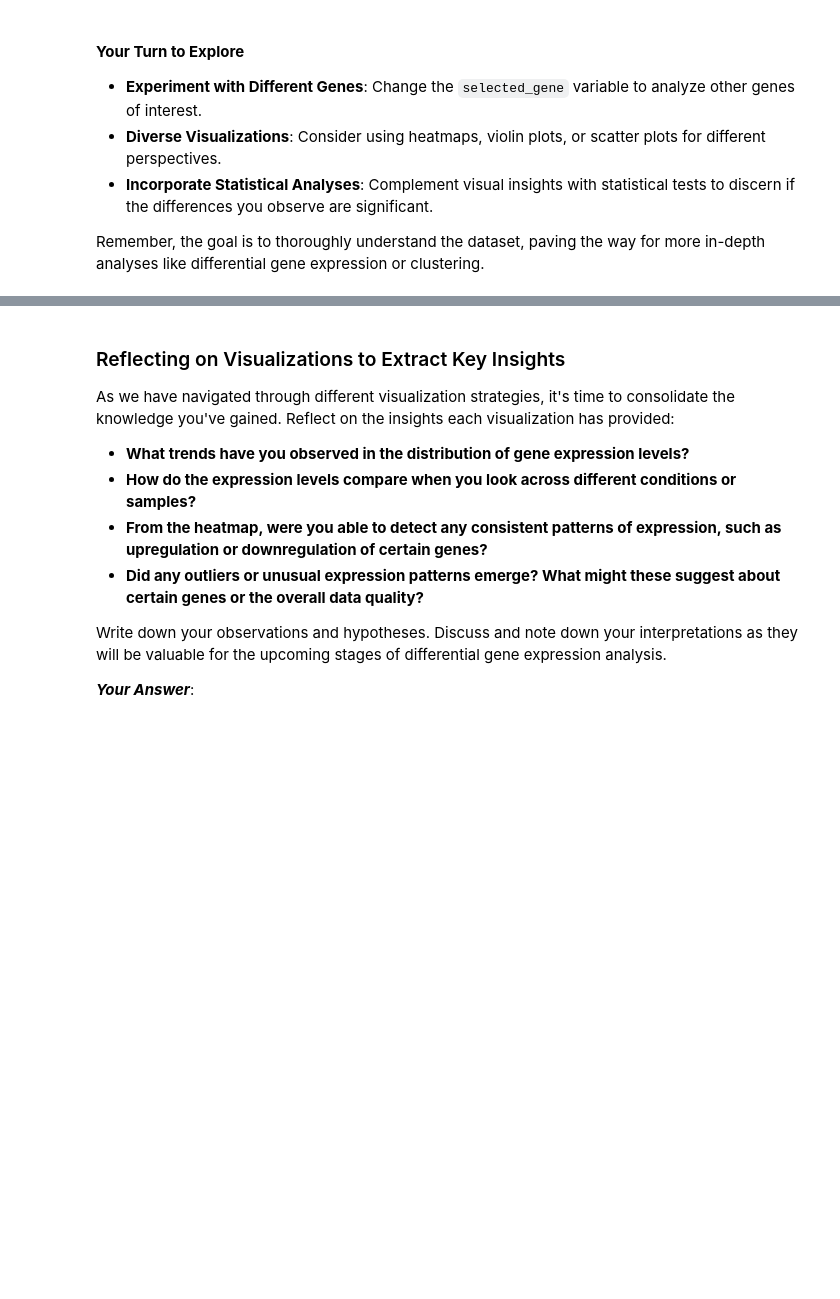
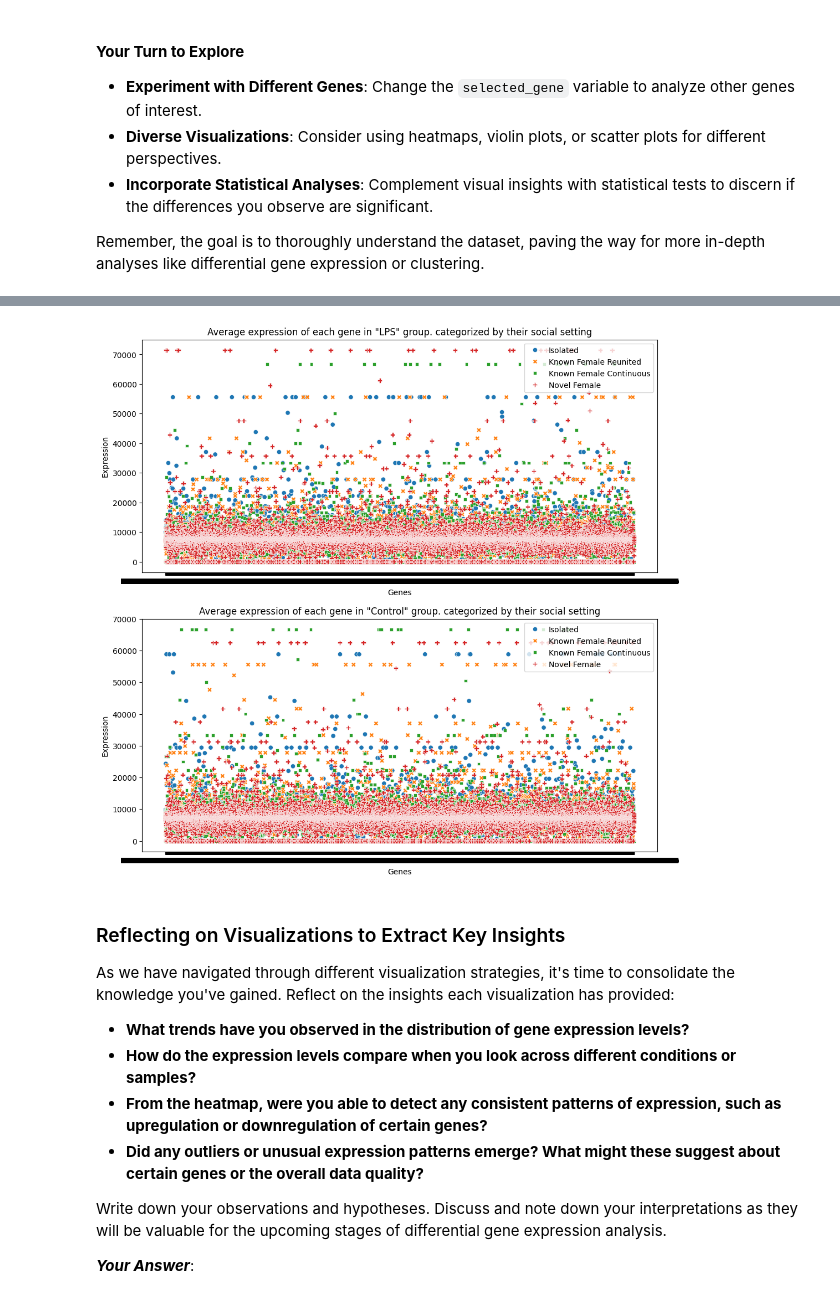
Before and after one commit to alirezanobakht13/Intro-bioinformatics, a Jupyter notebook: tasks/the-songbird-study/SongBirdStudy.ipynb, the cells around one changed output, grey strips where cells are left out. Drawn from its saved outputs; the diff is of its cells as text; code cells hidden in the pictures; blank space fills up the shorter version.

Commit message:
Explore genes
by grouping them into control or LPS and also their social setting then averaging them over samples

```diff
--- a/tasks/the-songbird-study/SongBirdStudy.ipynb
+++ b/tasks/the-songbird-study/SongBirdStudy.ipynb
@@ -491,0 +524,10 @@ Remember, the goal is to thoroughly understand the dataset, paving the way for m
+# %%
+social_study_mean = df.drop(columns=md[:2]).groupby(md[2:]).mean().reset_index()
+social_study_mean['social_settting'] = social_study_mean['social_settting'].map(social_setting_map)
+l_group = social_study_mean[social_study_mean['study_group']=='L'].drop(columns=['study_group']).T
+s_group = social_study_mean[social_study_mean['study_group']=='S'].drop(columns=['study_group']).T
+l_group.columns = l_group.iloc[0]
+l_group = l_group.drop(l_group.index[0])
+s_group.columns = s_group.iloc[0]
+s_group = s_group.drop(s_group.index[0])
+l_group.head()
@@ -492,3 +541,20 @@ Remember, the goal is to thoroughly understand the dataset, paving the way for m
+# %%
+# this code take a long time (about 5 min) to run. use the saved plot in the output directory instead
+fig, axs = plt.subplots(2,1, figsize = (12,12))
+sns.scatterplot(l_group,ax=axs[0])
+axs[0].legend(loc='upper right')
+axs[0].set_title('Average expression of each gene in "LPS" group. categorized by their social setting')
+axs[0].set_xlabel('Genes')
+axs[0].set_ylabel('Expression')
+sns.scatterplot(s_group,ax=axs[1])
+axs[1].legend(loc='upper right')
+axs[1].set_title('Average expression of each gene in "Control" group. categorized by their social setting')
+axs[1].set_xlabel('Genes')
+axs[1].set_ylabel('Expression')
+plt.legend(loc='upper right')
+plt.show()
+# %% [output]
+[figure, added]
 # %% [markdown]
 ### Reflecting on Visualizations to Extract Key Insights
 
```
Also changed, not shown: parts of 6 cells of this notebook, 2 other files.
